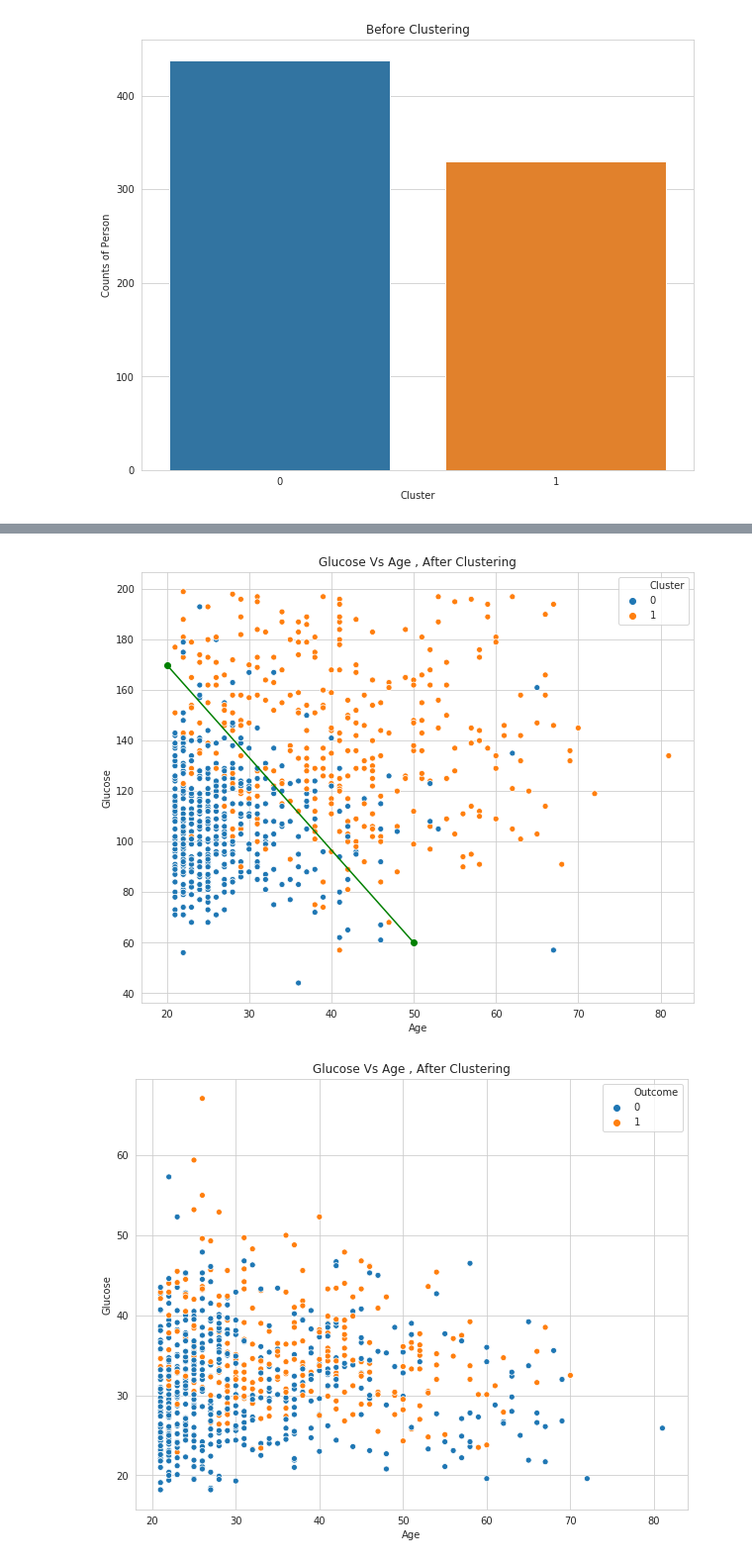
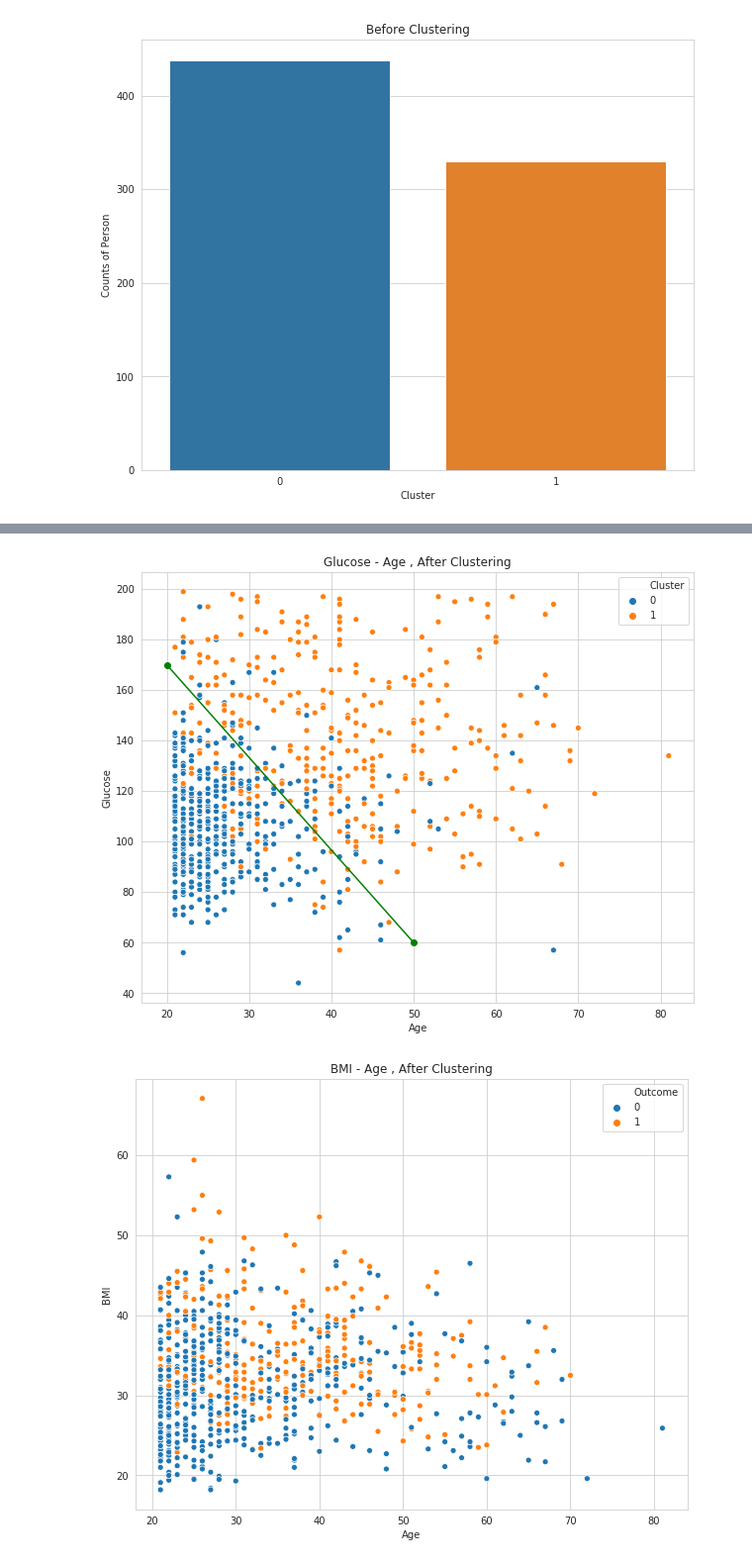
Before and after one commit to BahramJannesar/PimaIndiansDiabetsMachineLearning, a Jupyter notebook: Diabets Clustering.ipynb, the cells around one changed output, grey strips where cells are left out. Shown at 99% size. Drawn from its saved outputs; the diff is of its cells as text; code cells hidden in the pictures.

```diff
--- a/Diabets Clustering.ipynb
+++ b/Diabets Clustering.ipynb
@@ -138,22 +148,22 @@ sns.set_style("whitegrid")
 sns.scatterplot(x = 'Age' , y = 'Glucose' , data = diabets , hue = 'Cluster')
 plt.xlabel('Age')
 plt.ylabel('Glucose')
-plt.title('Glucose Vs Age , After Clustering')
+plt.title('Glucose - Age , After Clustering')
 x1, y1 = [20, 50], [170,60]
 plt.plot(x1, y1, marker = 'o' , c = 'g')
 plt.show()
 # %% [output]
-[figure, old version]
+[figure, new version]
 # %%
 plt.figure(figsize=(10, 8))
 sns.set_style("whitegrid")
 sns.scatterplot(x = 'Age' , y = 'BMI' , data = diabets , hue = 'Outcome')
 plt.xlabel('Age')
 plt.ylabel('BMI')
-plt.title('BMI Vs Age , After Clustering')
+plt.title('BMI - Age , After Clustering')
 plt.show()
 # %% [output]
-[figure, old version]
+[figure, new version]
 # %%
 plt.figure(figsize=(10, 8))
 sns.set_style("whitegrid")
```
Also changed, not shown: parts of 30 cells of this notebook, 1 other file.
